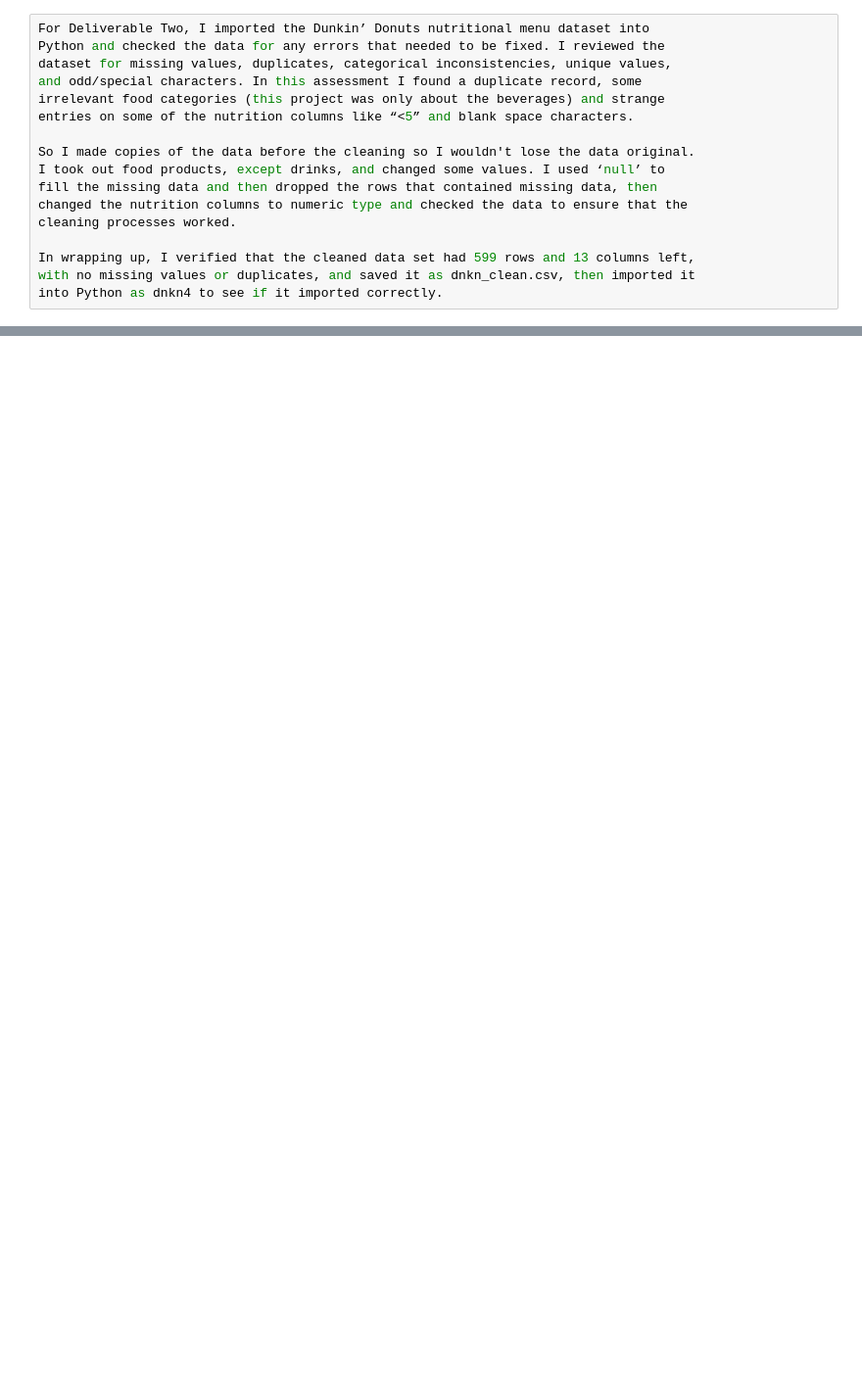
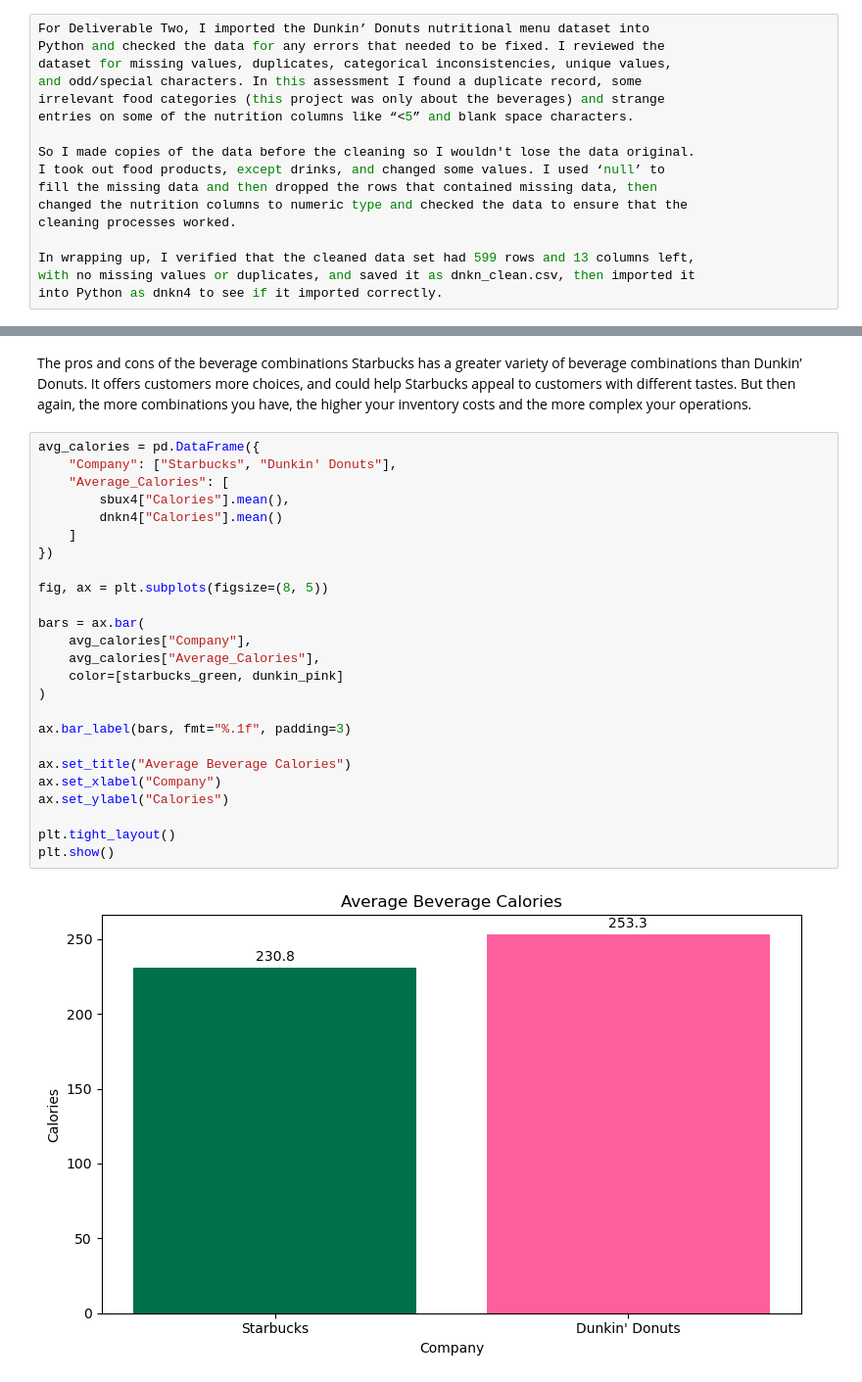
Before and after one commit to YuolaAbrams/Python-Anaconda-Setup, a Jupyter notebook: Abrams_Yuola_BUS303_Signature_Term_Project.ipynb, the cells around one changed output, grey strips where cells are left out. Shown at 98% size. Cells and saved outputs as stored; diff of their text form; blank space fills up the shorter version.

```diff
--- a/Abrams_Yuola_BUS303_Signature_Term_Project.ipynb
+++ b/Abrams_Yuola_BUS303_Signature_Term_Project.ipynb
@@ -410,0 +456,32 @@ into Python as dnkn4 to see if it imported correctly.
+# %% [markdown]
+The pros and cons of the beverage combinations Starbucks has a greater variety of beverage combinations than
+Dunkin’ Donuts. It offers customers more choices, and could help Starbucks appeal to customers with different
+tastes. But then again, the more combinations you have, the higher your inventory costs and the more complex
+your operations.
+# %%
+avg_calories = pd.DataFrame({
+    "Company": ["Starbucks", "Dunkin' Donuts"],
+    "Average_Calories": [
+        sbux4["Calories"].mean(),
+        dnkn4["Calories"].mean()
+    ]
+})
+
+fig, ax = plt.subplots(figsize=(8, 5))
+
+bars = ax.bar(
+    avg_calories["Company"],
+    avg_calories["Average_Calories"],
+    color=[starbucks_green, dunkin_pink]
+)
+
+ax.bar_label(bars, fmt="%.1f", padding=3)
+
+ax.set_title("Average Beverage Calories")
+ax.set_xlabel("Company")
+ax.set_ylabel("Calories")
+
+plt.tight_layout()
+plt.show()
+# %% [output]
+[figure, added]
```
Also changed, not shown: parts of 15 cells of this notebook.
